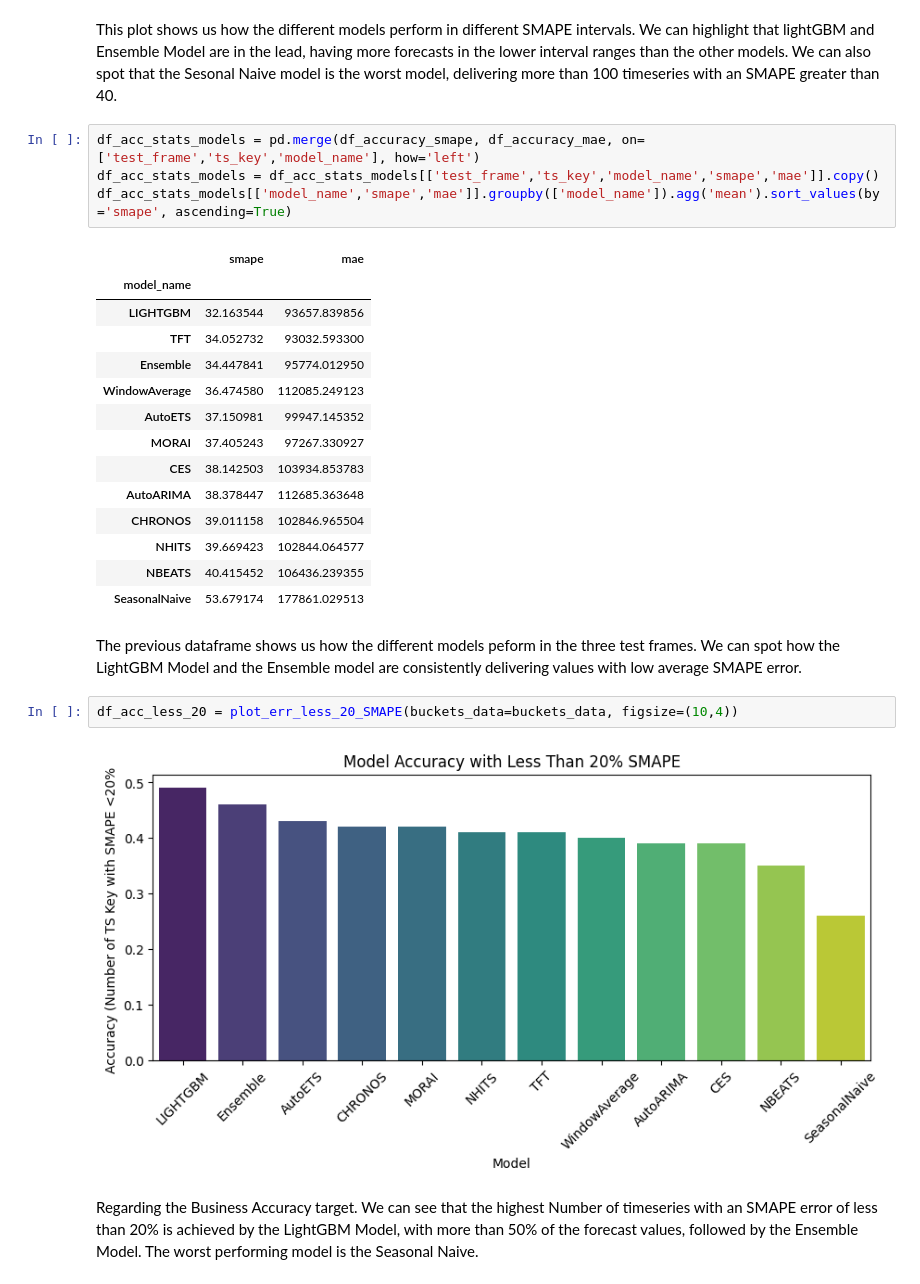
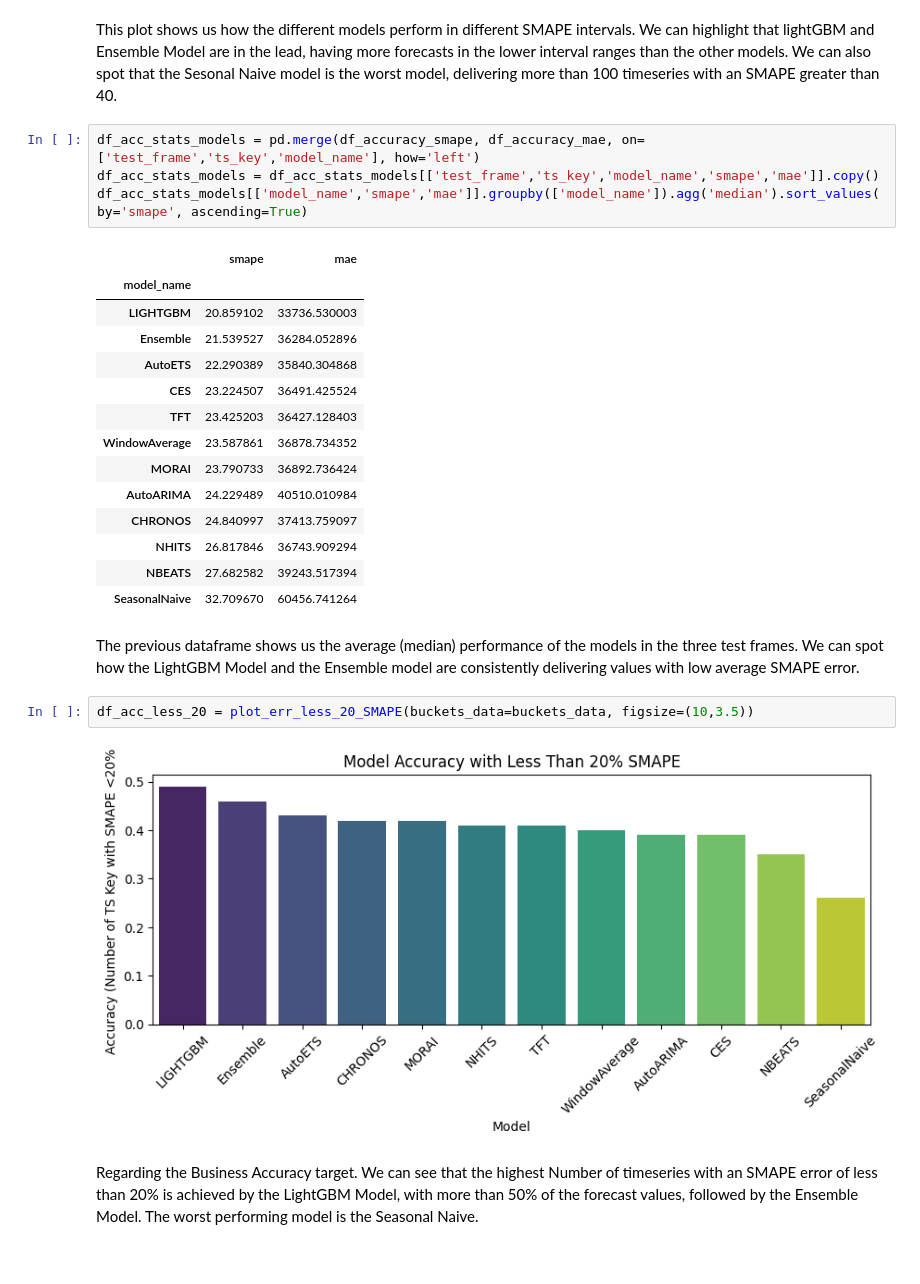
Before and after one commit to john2408/project_data_analytics, a Jupyter notebook: reports/report.ipynb, the cells around one changed output. Cells and saved outputs as stored; diff of their text form.

```diff
--- a/reports/report.ipynb
+++ b/reports/report.ipynb
@@ -410,28 +413,28 @@ This plot shows us how the different models perform in different SMAPE intervals
 # %%
 df_acc_stats_models = pd.merge(df_accuracy_smape, df_accuracy_mae, on=['test_frame','ts_key','model_name'], how='left')
 df_acc_stats_models = df_acc_stats_models[['test_frame','ts_key','model_name','smape','mae']].copy()
-df_acc_stats_models[['model_name','smape','mae']].groupby(['model_name']).agg('mean').sort_values(by='smape', ascending=True)
+df_acc_stats_models[['model_name','smape','mae']].groupby(['model_name']).agg('median').sort_values(by='smape', ascending=True)
 # %% [output]
 |  | smape | mae |
 | model_name |  |  |
-| LIGHTGBM | 32.163544 | 93657.839856 |
-| TFT | 34.052732 | 93032.593300 |
-| Ensemble | 34.447841 | 95774.012950 |
-| WindowAverage | 36.474580 | 112085.249123 |
-| AutoETS | 37.150981 | 99947.145352 |
-| MORAI | 37.405243 | 97267.330927 |
-| CES | 38.142503 | 103934.853783 |
-| AutoARIMA | 38.378447 | 112685.363648 |
-| CHRONOS | 39.011158 | 102846.965504 |
-| NHITS | 39.669423 | 102844.064577 |
-| NBEATS | 40.415452 | 106436.239355 |
-| SeasonalNaive | 53.679174 | 177861.029513 |
+| LIGHTGBM | 20.859102 | 33736.530003 |
+| Ensemble | 21.539527 | 36284.052896 |
+| AutoETS | 22.290389 | 35840.304868 |
+| CES | 23.224507 | 36491.425524 |
+| TFT | 23.425203 | 36427.128403 |
+| WindowAverage | 23.587861 | 36878.734352 |
+| MORAI | 23.790733 | 36892.736424 |
+| AutoARIMA | 24.229489 | 40510.010984 |
+| CHRONOS | 24.840997 | 37413.759097 |
+| NHITS | 26.817846 | 36743.909294 |
+| NBEATS | 27.682582 | 39243.517394 |
+| SeasonalNaive | 32.709670 | 60456.741264 |
 # %% [markdown]
-The previous dataframe shows us how the different models peform in the three test frames. We can spot how the LightGBM Model and the Ensemble model are consistently delivering values with low average SMAPE error.
+The previous dataframe shows us the average (median) performance of the models in the three test frames. We can spot how the LightGBM Model and the Ensemble model are consistently delivering values with low average SMAPE error.
 # %%
-df_acc_less_20 = plot_err_less_20_SMAPE(buckets_data=buckets_data, figsize=(10,4))
+df_acc_less_20 = plot_err_less_20_SMAPE(buckets_data=buckets_data, figsize=(10,3.5))
 # %% [output]
-[figure, old version]
+[figure, new version]
 # %% [markdown]
 Regarding the Business Accuracy target. We can see that the highest Number of timeseries with an SMAPE error of less than 20% is achieved by the LightGBM Model, with more than 50% of the forecast values, followed by the Ensemble Model. The worst performing model is the Seasonal Naive.
 # %% [markdown]
```
Also changed, not shown: parts of 28 cells of this notebook, 3 other files.
